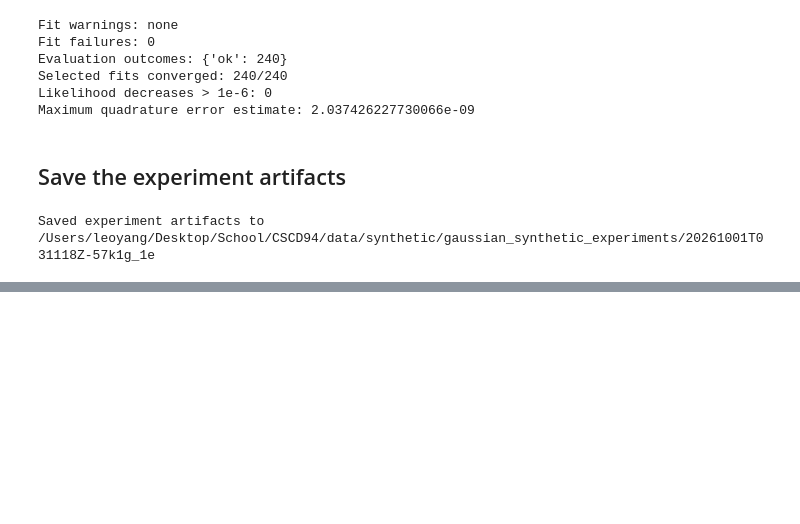
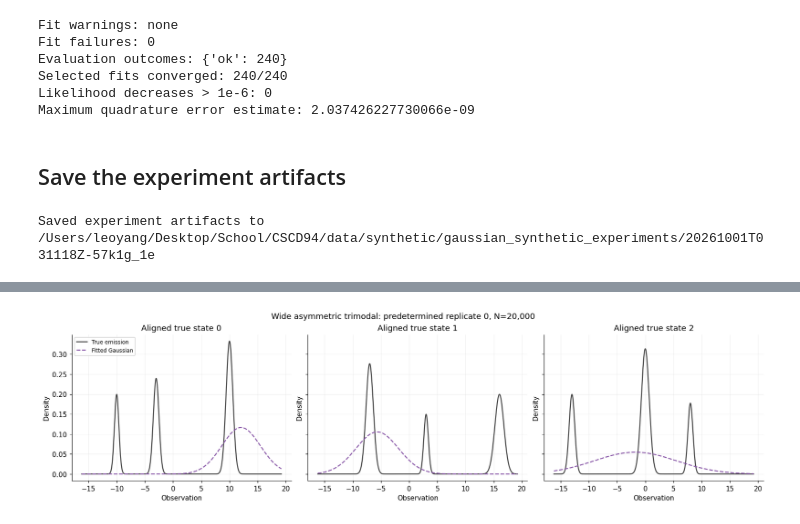
Before and after one commit to leoyxngg/FlexibleEmissionHMM, a Jupyter notebook: notebooks/gaussian_synthetic_experiments.ipynb, the cells around one changed output, grey strips where cells are left out. Saved outputs shown, nothing was run; the diff lists cells and outputs as text; code cells hidden in the pictures; blank space fills up the shorter version.

```diff
--- a/notebooks/gaussian_synthetic_experiments.ipynb
+++ b/notebooks/gaussian_synthetic_experiments.ipynb
@@ -988,0 +1406,21 @@ Saved experiment artifacts to /Users/leoyang/Desktop/School/CSCD94/data/syntheti
+# %%
+wide_example_key = (WIDE_FAMILY, max(WIDE_TRAIN_SIZES), 0)
+wide_fitted_fig, wide_fitted_axes = plt.subplots(1, 3, figsize=(15, 4), sharex=True, sharey=True, layout="constrained")
+if wide_example_key in wide_selected_models:
+    wide_example_model = wide_selected_models[wide_example_key]
+    wide_order = np.argsort(wide_evaluations[wide_example_key].state_mapping)
+    wide_learned_density = np.exp(wide_example_model.emission.log_prob(wide_grid[:, None])[:, wide_order])
+    for k, ax in enumerate(wide_fitted_axes):
+        ax.plot(wide_grid, np.exp(wide_log_density(k, wide_grid)), color=".25", label="True emission")
+        ax.plot(wide_grid, wide_learned_density[:, k], "--", color=WIDE_COLOR, label="Fitted Gaussian")
+        ax.set(title=f"Aligned true state {k}", xlabel="Observation", ylabel="Density")
+    wide_fitted_axes[0].legend(fontsize=8)
+else:
+    for ax in wide_fitted_axes:
+        ax.text(.5, .5, "Fit/evaluation unavailable", ha="center", transform=ax.transAxes)
+wide_fitted_fig.suptitle(f"{WIDE_FAMILY}: predetermined replicate 0, N={max(WIDE_TRAIN_SIZES):,}")
+plt.show()
+wide_state_kl_cols = [f"kl_state_{k}" for k in range(3)] + [f"kl_floor_state_{k}" for k in range(3)]
+display(wide_successful.groupby(["family", "n_train"])[wide_state_kl_cols].mean().round(6))
+# %% [output]
+[figure, added]
```
Also changed, not shown: parts of 9 cells of this notebook.
